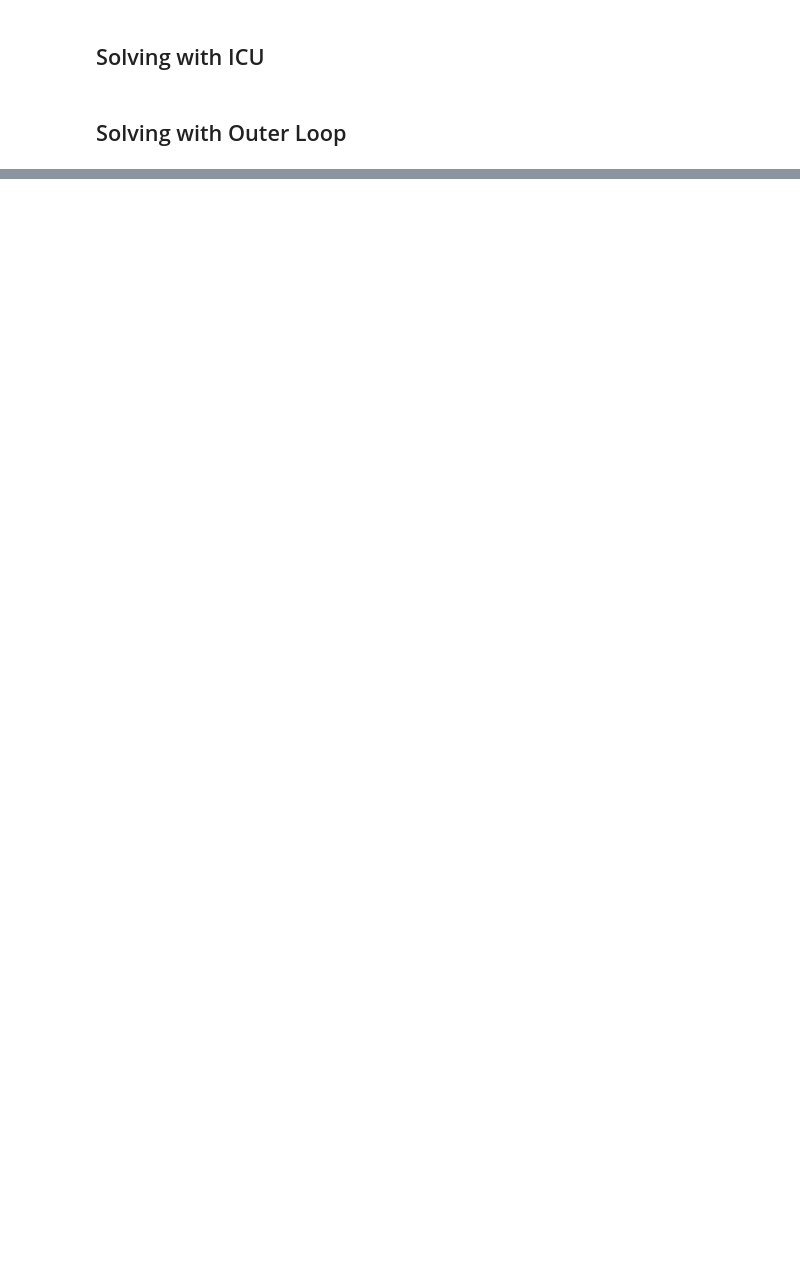
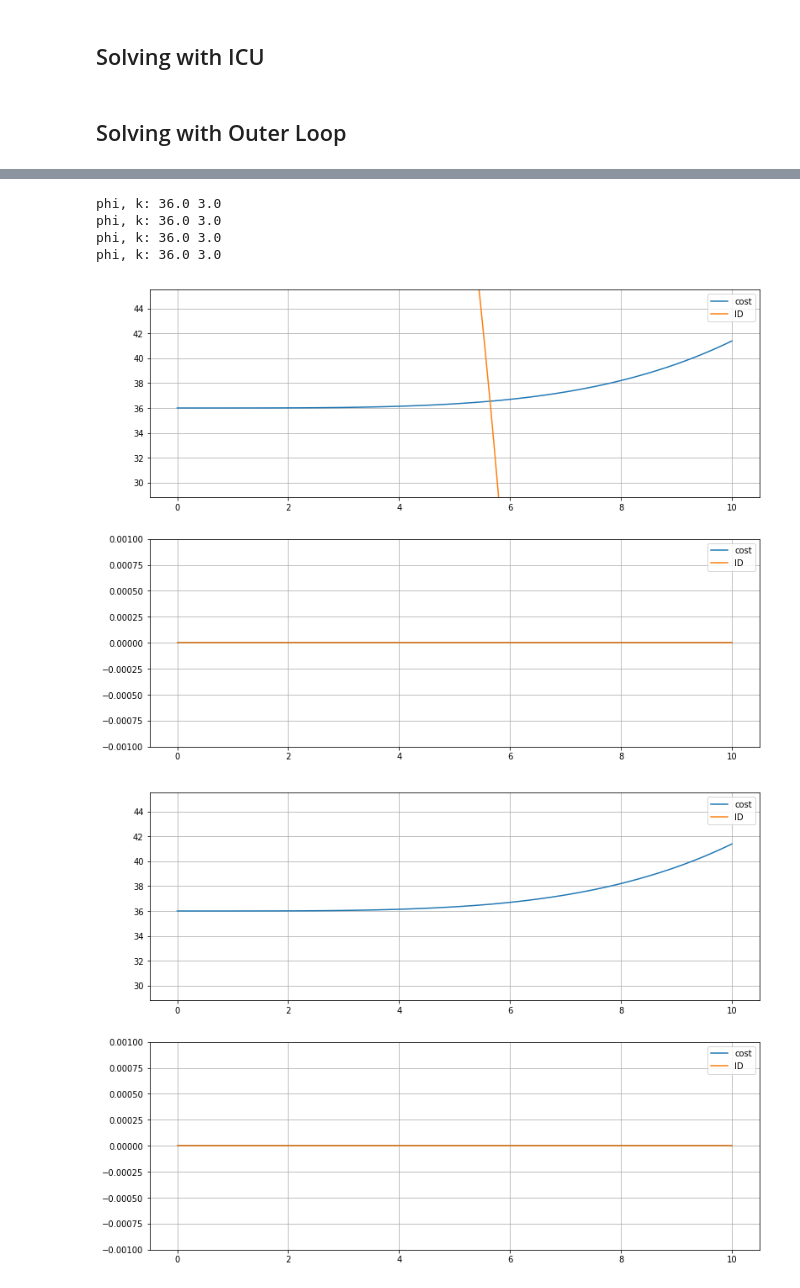
Before and after one commit to LucasFuentesValenzuela/ICU, a Jupyter notebook: notebooks/20200117 Tests on larger graphs_v1.ipynb, the cells around one changed output, grey strips where cells are left out. Drawn from its saved outputs; the diff is of its cells as text; code cells hidden in the pictures; blank space fills up the shorter version.

```diff
--- a/notebooks/20200117 Tests on larger graphs_v1.ipynb
+++ b/notebooks/20200117 Tests on larger graphs_v1.ipynb
@@ -96,0 +98,11 @@ compare_final(G_icu,G_FW,'cost')
+# %%
+plot_cost_all_path(G_0, OD, '1', '1_p')
+
+plot_cost_all_path(G_0, OD, '2', '2_p')
+# %% [output]
+phi, k: 36.0 3.0
+phi, k: 36.0 3.0
+phi, k: 36.0 3.0
+phi, k: 36.0 3.0
+[figure, added]
+[figure, added]
```
Also changed, not shown: parts of 34 cells of this notebook, 10 other files.
